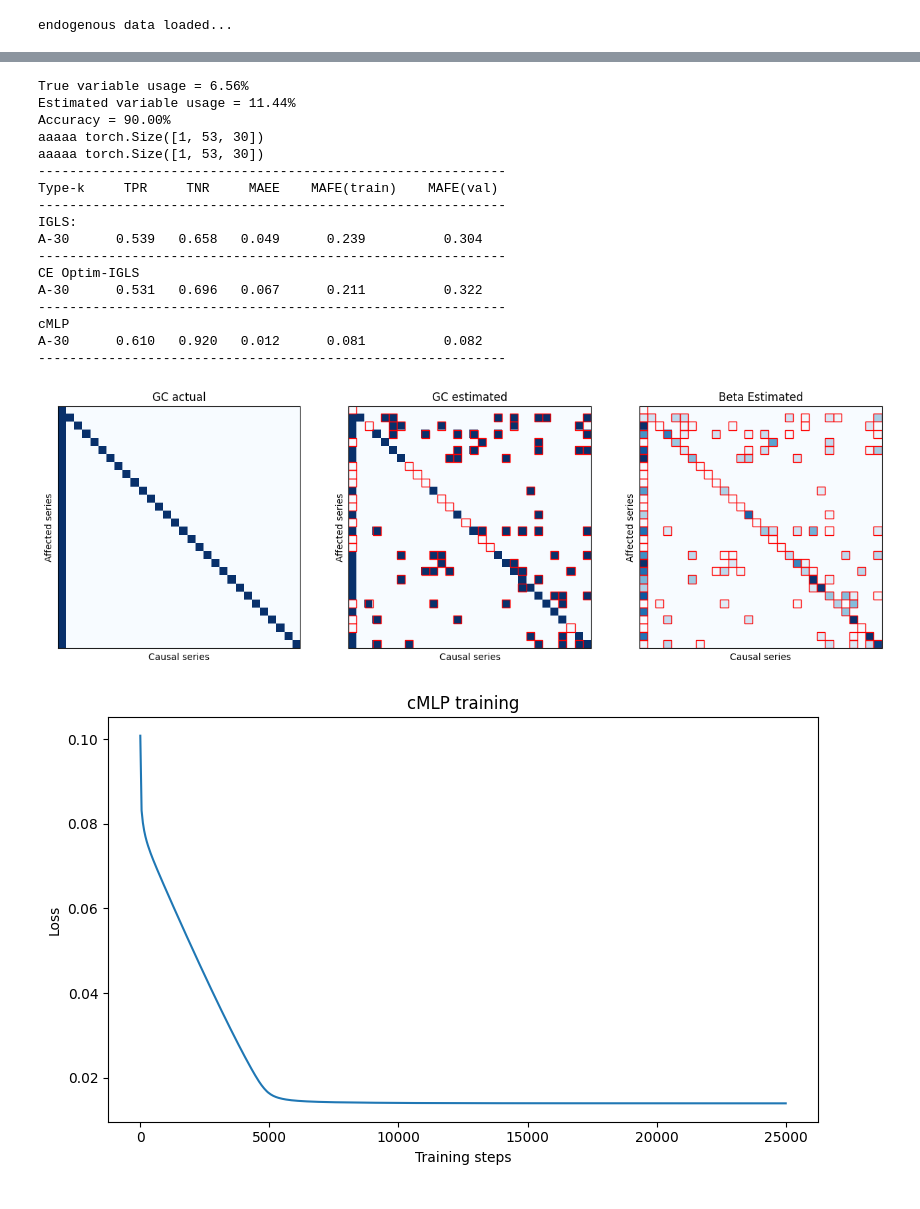
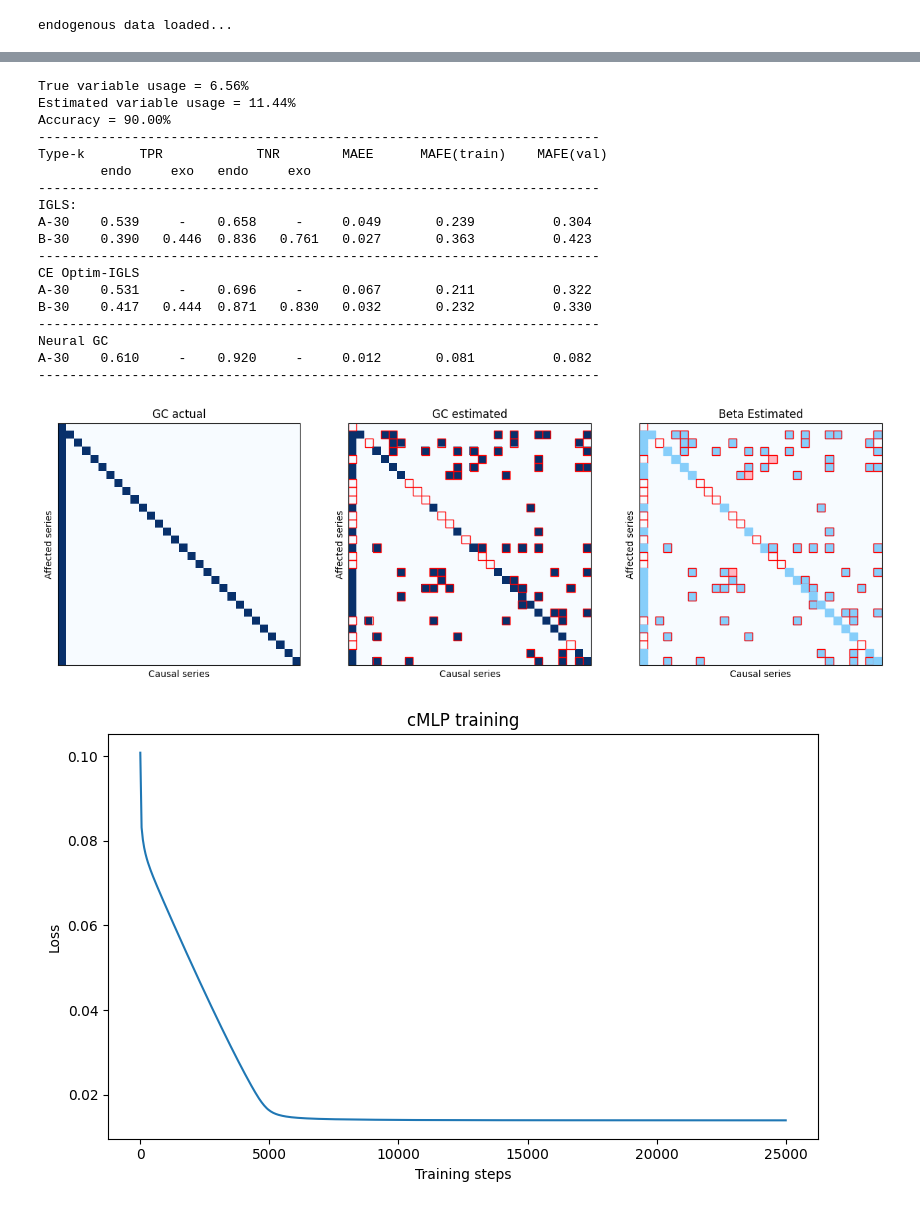
Before and after one commit to arthur900530/Neural-Network-on-Granger-Causality-and-VAR, a Jupyter notebook: src/trained_cmlp_demo.ipynb, the cells around one changed output, grey strips where cells are left out. Drawn from its saved outputs; the diff is of its cells as text; code cells hidden in the pictures.

Commit message:
add composed cmlp demo

```diff
--- a/src/trained_cmlp_demo.ipynb
+++ b/src/trained_cmlp_demo.ipynb
@@ -9,7 +11,7 @@ import yaml
 # %%
 config = {
     "data_dir": "../data",
-    "yaml_path": "../configs/train_cmlp.yaml",
+    "yaml_path": "../configs/train_cmlp_endo.yaml",
     "model_save_dir": "./saved_models",
     "catagory": "endogenous",
 }
@@ -35,7 +22,7 @@ cMLP(
 # Verify learned Granger causality
 GC = cmlp_container.GC
 GC_est = cmlp_container.cmlp.GC().cpu().data.numpy()
-Beta_est = cmlp_container.cmlp.GC(threshold=False).cpu().data.numpy()
+Beta_est = cmlp_container.cmlp.GC(threshold=False, prime=True).cpu().data.numpy()
 
 print('True variable usage = %.2f%%' % (100 * np.mean(GC)))
 print('Estimated variable usage = %.2f%%' % (100 * np.mean(GC_est)))
@@ -57,47 +44,54 @@ axarr[1].set_title('GC estimated')
 axarr[1].set_ylabel('Affected series')
 axarr[1].set_xlabel('Causal series')
 axarr[1].set_xticks([])
 axarr[1].set_yticks([])
 
 axarr[2].imshow(Beta_est, cmap='Blues', vmin=0, vmax=1, extent=(0, len(Beta_est), len(Beta_est), 0))
 axarr[2].set_title(f'Beta Estimated')
 axarr[2].set_ylabel('Affected series')
 axarr[2].set_xlabel('Causal series')
 axarr[2].set_xticks([])
 axarr[2].set_yticks([])
 
 # Mark disagreements
 for i in range(len(GC_est)):
     for j in range(len(GC_est)):
         if GC[i, j] != GC_est[i, j]:
             rect = plt.Rectangle((j, i-0.05), 1, 1, facecolor='none', edgecolor='red', linewidth=1)
             axarr[1].add_patch(rect)
 
 for i in range(len(Beta_est)):
     for j in range(len(Beta_est)):
-        if GC[i, j] != Beta_est[i, j]:
+        if Beta_est[i, j] < 0:
+            rect = plt.Rectangle((j, i-0.05), 1, 1, facecolor='lightpink', edgecolor='lightpink', linewidth=1)
+            axarr[2].add_patch(rect)
+        if Beta_est[i, j] > 0:
+            rect = plt.Rectangle((j, i-0.05), 1, 1, facecolor='lightskyblue', edgecolor='lightskyblue', linewidth=1)
+            axarr[2].add_patch(rect)
+        if (Beta_est[i, j] == 0 and GC[i, j] != 0) or (Beta_est[i, j] != 0 and GC[i, j] == 0):
             rect = plt.Rectangle((j, i-0.05), 1, 1, facecolor='none', edgecolor='red', linewidth=1)
             axarr[2].add_patch(rect)
 plt.show()
 # %% [output]
 True variable usage = 6.56%
 Estimated variable usage = 11.44%
 Accuracy = 90.00%
-aaaaa torch.Size([1, 53, 30])
-aaaaa torch.Size([1, 53, 30])
-------------------------------------------------------------
-Type-k     TPR     TNR     MAEE    MAFE(train)    MAFE(val)
-------------------------------------------------------------
+------------------------------------------------------------------------
+Type-k       TPR            TNR        MAEE      MAFE(train)    MAFE(val)
+        endo     exo   endo     exo
+------------------------------------------------------------------------
 IGLS:
-A-30      0.539   0.658   0.049      0.239          0.304
-------------------------------------------------------------
+A-30    0.539     -    0.658     -     0.049       0.239          0.304
+B-30    0.390   0.446  0.836   0.761   0.027       0.363          0.423
+------------------------------------------------------------------------
 CE Optim-IGLS
-A-30      0.531   0.696   0.067      0.211          0.322
-------------------------------------------------------------
-cMLP
-A-30      0.610   0.920   0.012      0.081          0.082
-------------------------------------------------------------
+A-30    0.531     -    0.696     -     0.067       0.211          0.322
+B-30    0.417   0.444  0.871   0.830   0.032       0.232          0.330
+------------------------------------------------------------------------
+Neural GC
+A-30    0.610     -    0.920     -     0.012       0.081          0.082
+------------------------------------------------------------------------
-[figure, old version]
+[figure, new version]
 # %%
 with open(f'{config["model_save_dir"]}/cmlp_{config["catagory"]}_loss.pickle', 'rb') as f:
     train_loss_list = pickle.load(f)
```
Also changed, not shown: parts of 6 cells of this notebook, 1 other file.
